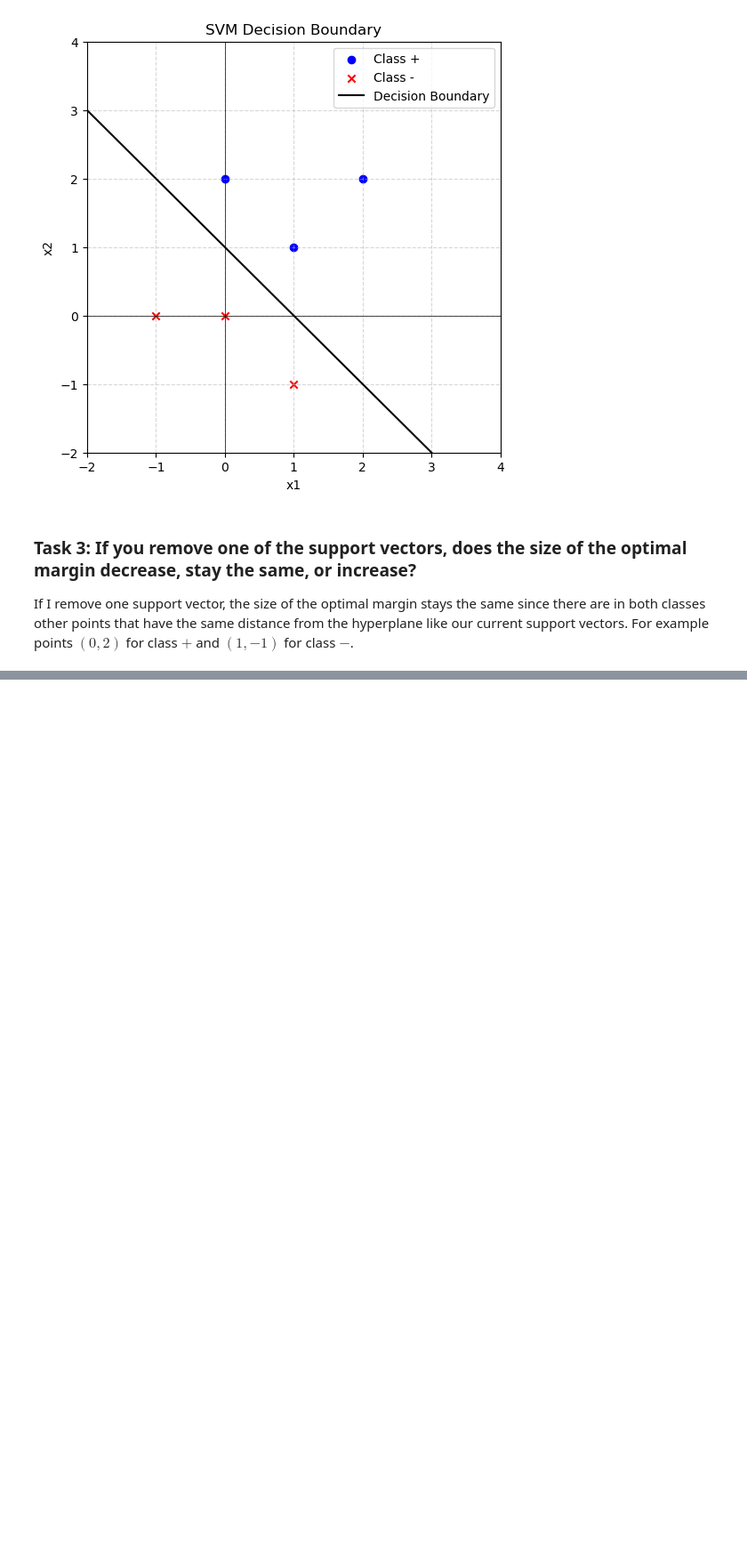
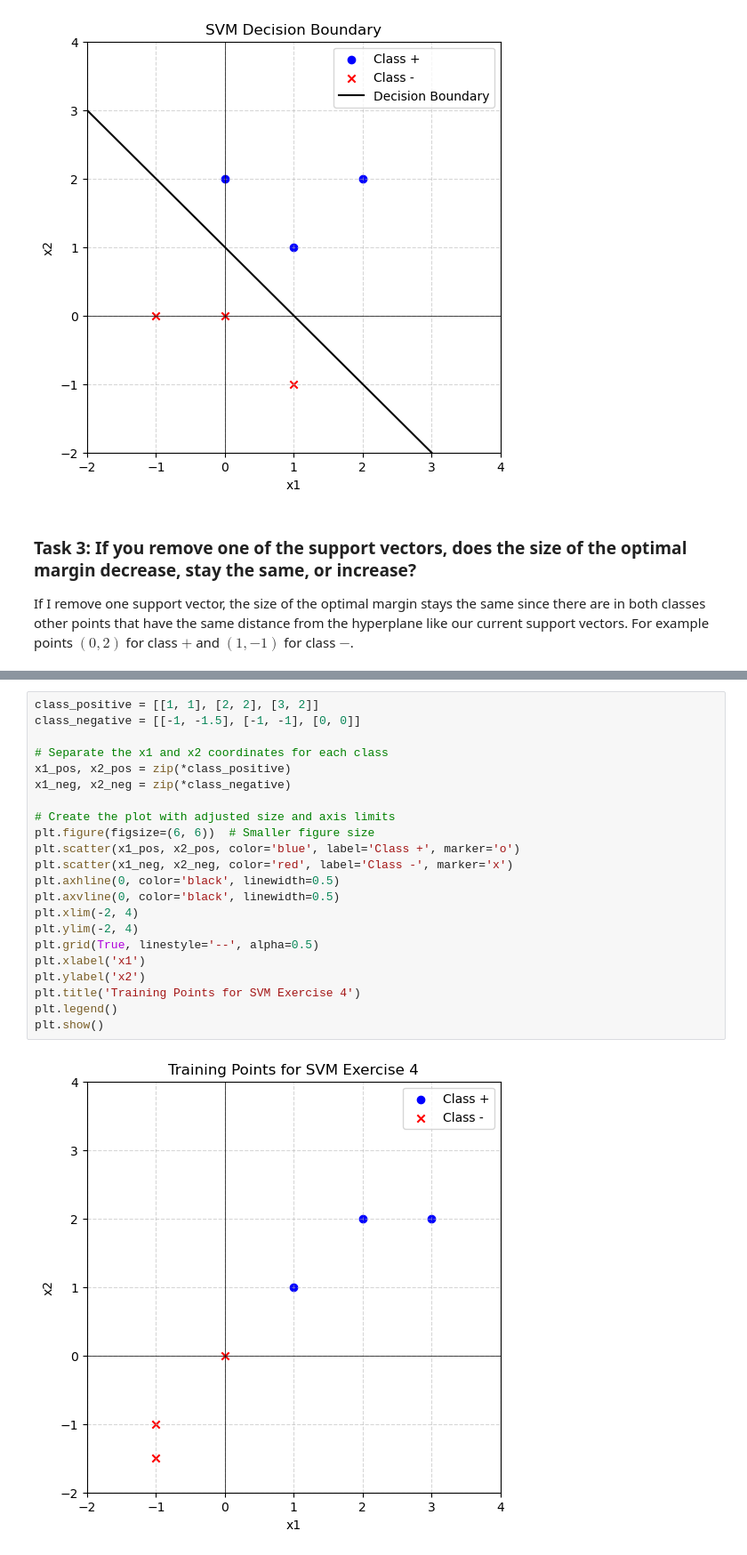
Before and after one commit to Alan-Copa/MyMachineLearning, a Jupyter notebook: Assignments/ass1/code/ex4.ipynb, the cells around one changed output, grey strips where cells are left out. Shown: that part at 89% size. Cells and saved outputs as stored; diff of their text form; blank space fills up the shorter version.

```diff
--- a/Assignments/ass1/code/ex4.ipynb
+++ b/Assignments/ass1/code/ex4.ipynb
@@ -215,0 +240,24 @@ recompute Margin
+# %%
+class_positive = [[1, 1], [2, 2], [3, 2]]
+class_negative = [[-1, -1.5], [-1, -1], [0, 0]]
+
+# Separate the x1 and x2 coordinates for each class
+x1_pos, x2_pos = zip(*class_positive)
+x1_neg, x2_neg = zip(*class_negative)
+
+# Create the plot with adjusted size and axis limits
+plt.figure(figsize=(6, 6))  # Smaller figure size
+plt.scatter(x1_pos, x2_pos, color='blue', label='Class +', marker='o')
+plt.scatter(x1_neg, x2_neg, color='red', label='Class -', marker='x')
+plt.axhline(0, color='black', linewidth=0.5)
+plt.axvline(0, color='black', linewidth=0.5)
+plt.xlim(-2, 4)
+plt.ylim(-2, 4)
+plt.grid(True, linestyle='--', alpha=0.5)
+plt.xlabel('x1')
+plt.ylabel('x2')
+plt.title('Training Points for SVM Exercise 4')
+plt.legend()
+plt.show()
+# %% [output]
+[figure, added]
```
Also changed, not shown: parts of 11 cells of this notebook.
